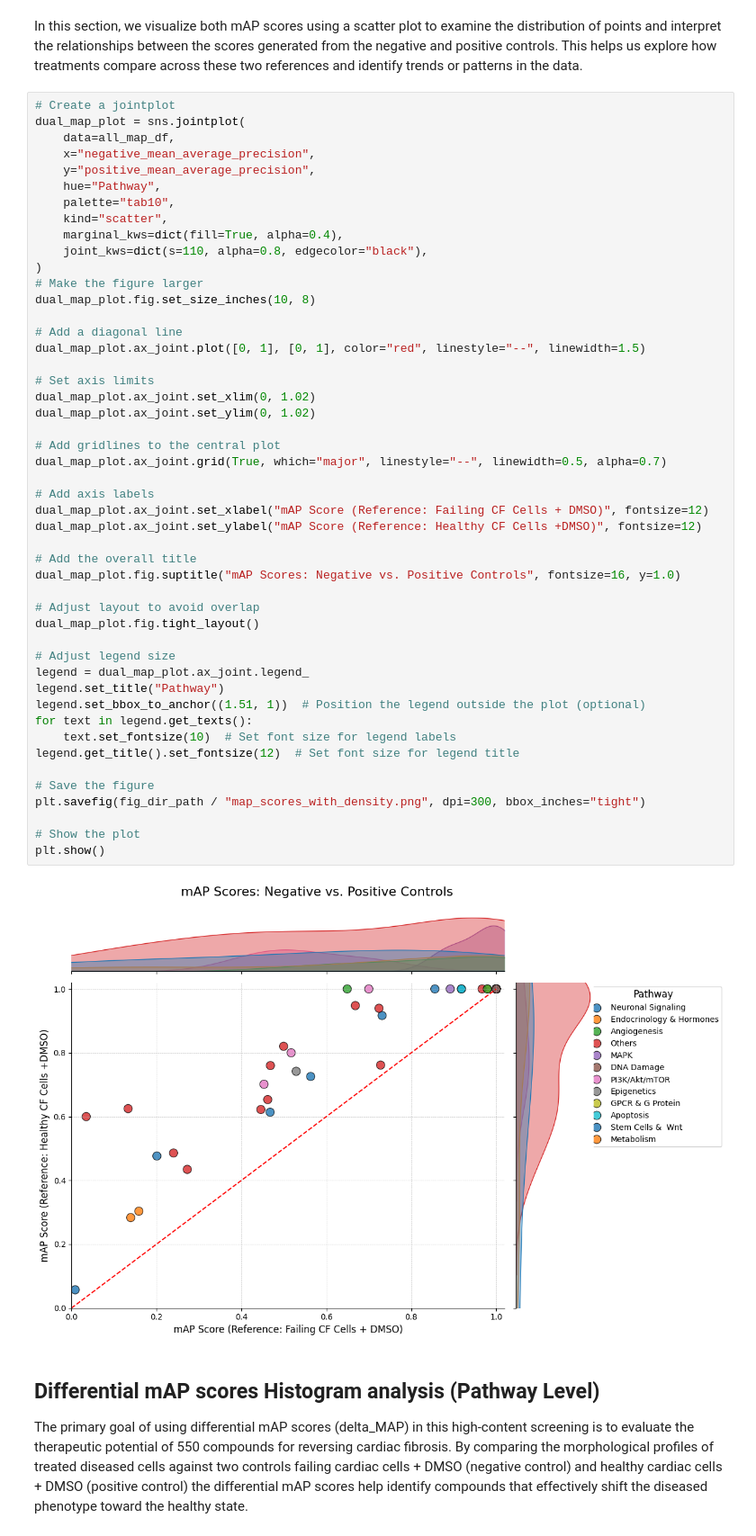
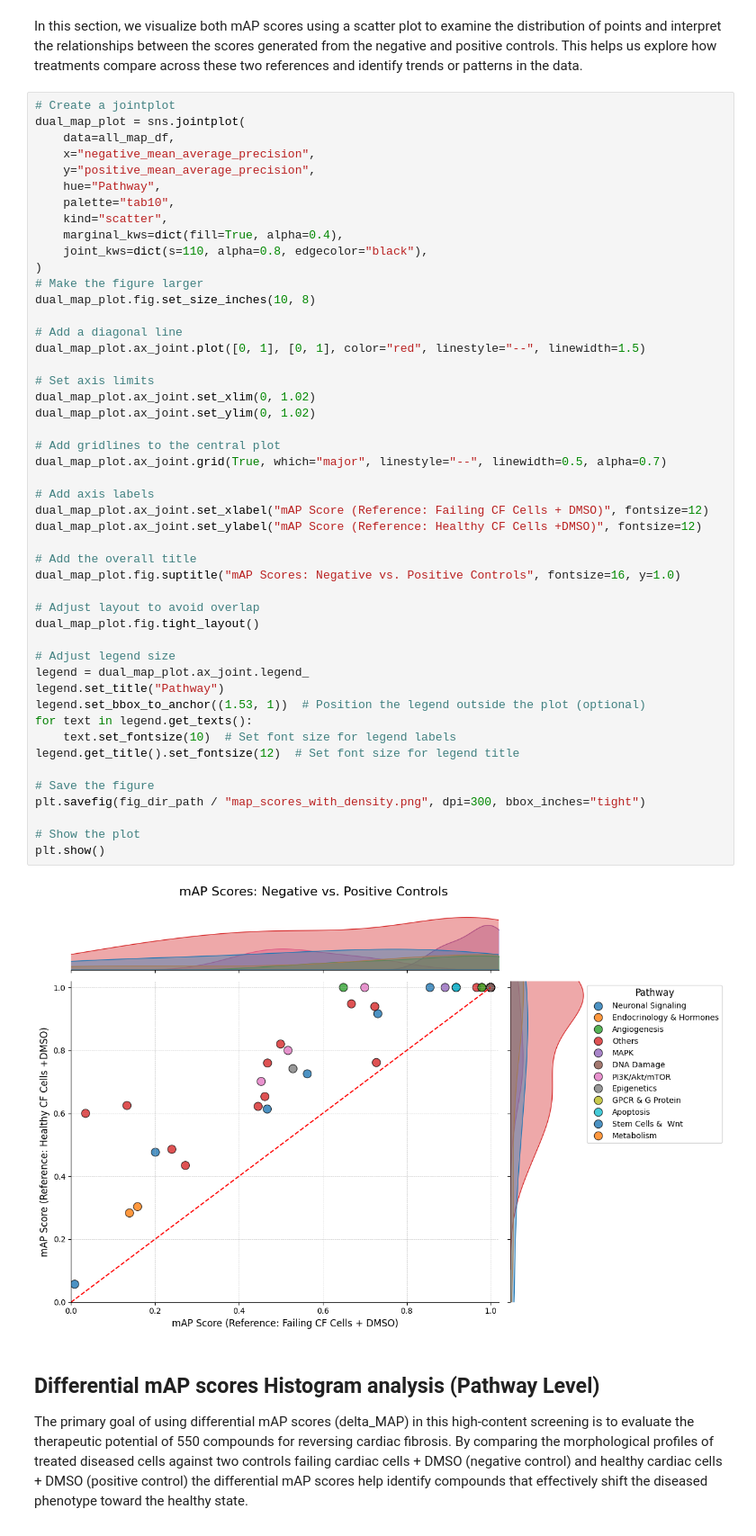
Before and after one commit to WayScience/CFReT-screen-mAP-analysis, a Jupyter notebook: notebooks/1.map-analysis/2.map-analysis.ipynb, the cells around one changed output. Shown at 90% size. Saved outputs shown, nothing was run; the diff lists cells and outputs as text.

Commit message:
fixed figure overlapping legend

```diff
--- a/notebooks/1.map-analysis/2.map-analysis.ipynb
+++ b/notebooks/1.map-analysis/2.map-analysis.ipynb
@@ -86,35 +86,35 @@ dual_map_plot.ax_joint.plot([0, 1], [0, 1], color="red", linestyle="--", linewid
 # Set axis limits
 dual_map_plot.ax_joint.set_xlim(0, 1.02)
 dual_map_plot.ax_joint.set_ylim(0, 1.02)
 
 # Add gridlines to the central plot
 dual_map_plot.ax_joint.grid(True, which="major", linestyle="--", linewidth=0.5, alpha=0.7)
 
 # Add axis labels
 dual_map_plot.ax_joint.set_xlabel("mAP Score (Reference: Failing CF Cells + DMSO)", fontsize=12)
 dual_map_plot.ax_joint.set_ylabel("mAP Score (Reference: Healthy CF Cells +DMSO)", fontsize=12)
 
 # Add the overall title
 dual_map_plot.fig.suptitle("mAP Scores: Negative vs. Positive Controls", fontsize=16, y=1.0)
 
 # Adjust layout to avoid overlap
 dual_map_plot.fig.tight_layout()
 
 # Adjust legend size
 legend = dual_map_plot.ax_joint.legend_
 legend.set_title("Pathway")
-legend.set_bbox_to_anchor((1.51, 1))  # Position the legend outside the plot (optional)
+legend.set_bbox_to_anchor((1.53, 1))  # Position the legend outside the plot (optional)
 for text in legend.get_texts():
     text.set_fontsize(10)  # Set font size for legend labels
 legend.get_title().set_fontsize(12)  # Set font size for legend title
 
 # Save the figure
 plt.savefig(fig_dir_path / "map_scores_with_density.png", dpi=300, bbox_inches="tight")
 
 # Show the plot
 plt.show()
 # %% [output]
-[figure, old version]
+[figure, new version]
 # %% [markdown]
 ## Differential mAP scores Histogram analysis (Pathway Level)
 
```
Also changed, not shown: 3 other files.
